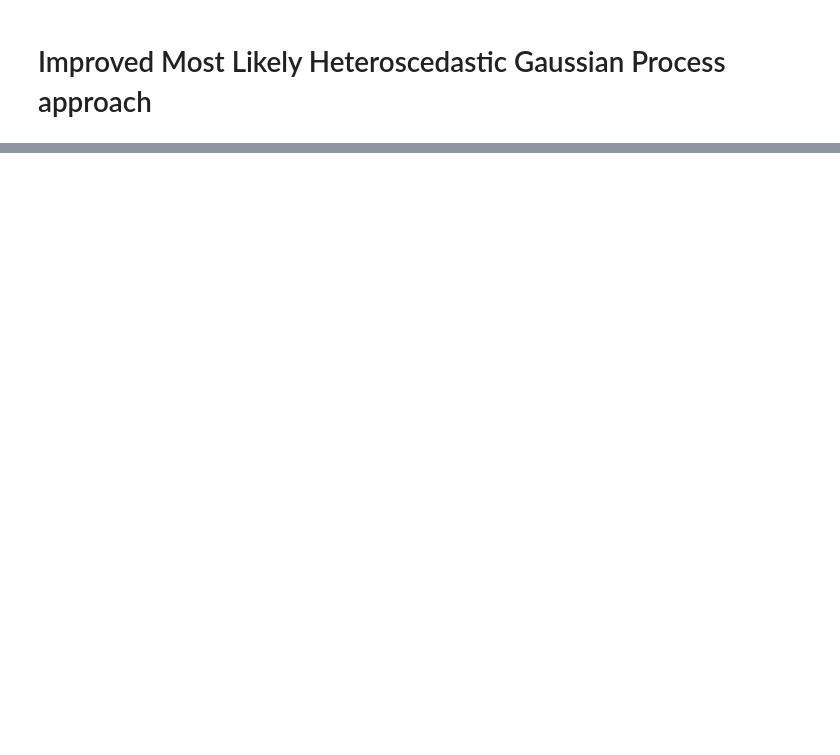
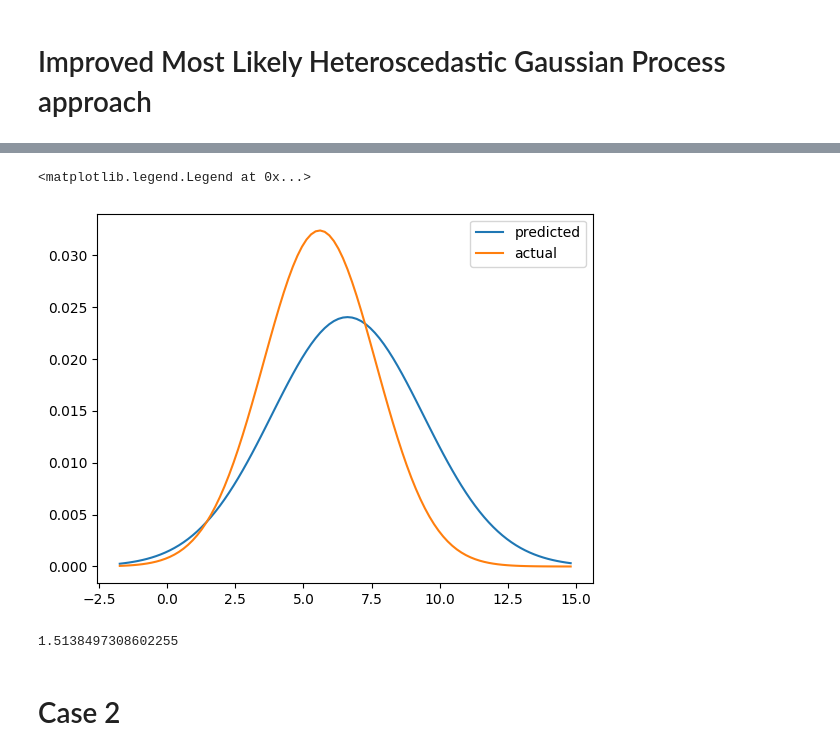
Before and after one commit to fazaghifari/hetgp-eval, a Jupyter notebook: nnpehgp_test.ipynb, the cells around one changed output, grey strips where cells are left out. Saved outputs shown, nothing was run; the diff lists cells and outputs as text; code cells hidden in the pictures; blank space fills up the shorter version.

```diff
--- a/nnpehgp_test.ipynb
+++ b/nnpehgp_test.ipynb
@@ -145,0 +133,24 @@ X_train.shape
+# %%
+def avg_emd(X_test, model):
+    mean_act = f1(X, add_noise=False).reshape(-1,1)
+    std_act = transform(f2(X))
+
+    mean_pred, unc_pred = model.predict(X_test, return_std="multi")
+    std_al, std_ep = unc_pred
+
+    d_wass_list = []
+    dist_list = []
+    m2_list = []
+    for i,x in tqdm(enumerate(X_test)):
+        # actual distribution
+        act_dist = [mean_act[i,:], std_act[i,:]]
+        pred_dist = [mean_pred[i], std_al[i]]
+
+        d_wass, dists, m2 = evaluator.wasserstein2(act_dist, pred_dist)
+        d_wass_list.append(d_wass)
+        dist_list.append(dists)
+        m2_list.append(m2)
+
+    avg_wass = np.mean(d_wass_list)
+
+    return avg_wass, dist_list, m2_list
@@ -145,0 +162,17 @@ X_train.shape
+# %%
+idx = 550
+xdist, act_gauss, pred_gauss = dist_list[idx]
+m2 = m2_list[idx]
+
+plt.plot(xdist, pred_gauss, label="predicted")
+plt.plot(xdist, act_gauss, label="actual")
+plt.legend()
+# %% [output]
+<matplotlib.legend.Legend at 0x...>
+[figure, added]
+# %%
+ot.emd2(pred_gauss, act_gauss, m2)
+# %% [output]
+1.5138497308602255
+# %% [markdown]
+# Case 2
```
Also changed, not shown: parts of 33 cells of this notebook, 15 other files.
